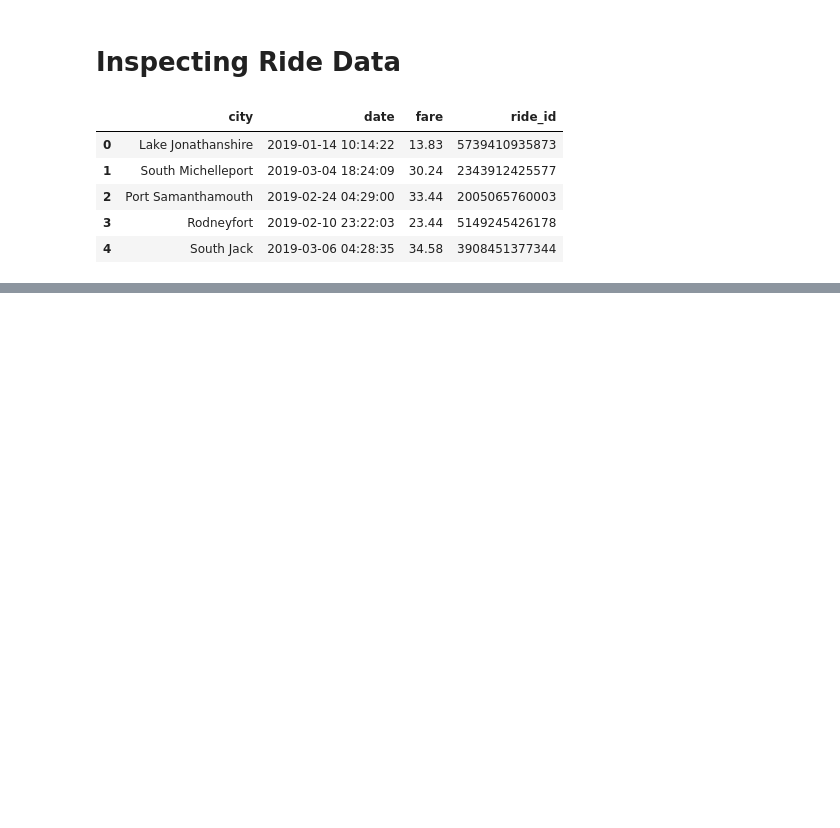
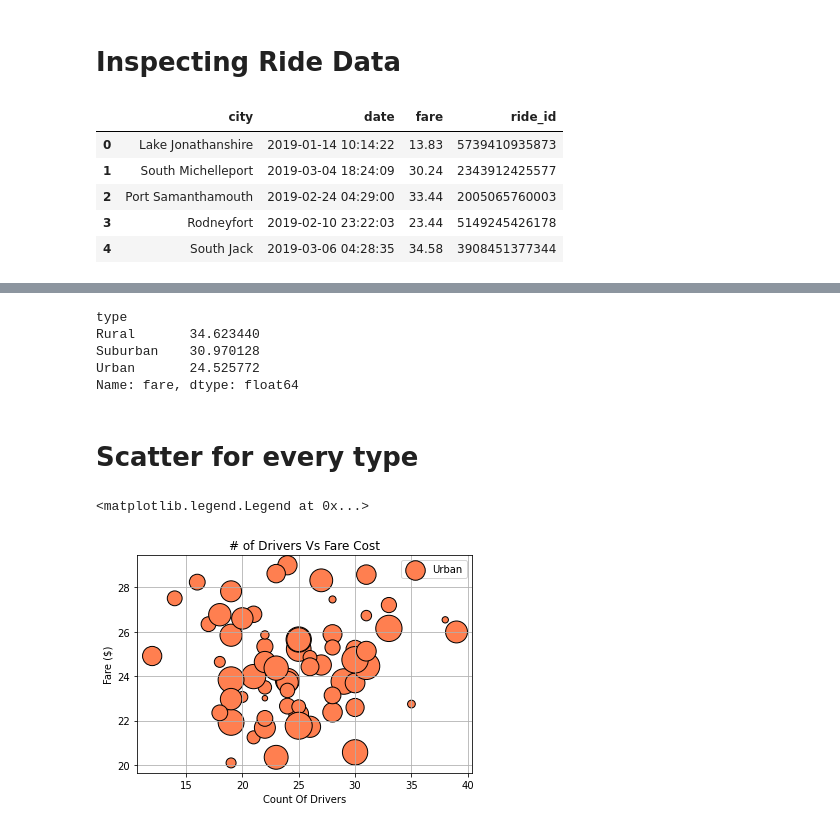
Before and after one commit to lopez-Luis89/PyBer_Analysis, a Jupyter notebook: Pyber1.ipynb, the cells around one changed output, grey strips where cells are left out. Saved outputs shown, nothing was run; the diff lists cells and outputs as text; code cells hidden in the pictures; blank space fills up the shorter version.

Commit message:
Adding Figure and updating notebook

```diff
--- a/Pyber1.ipynb
+++ b/Pyber1.ipynb
@@ -55,0 +74,40 @@ city_ride_data_df = pd.merge(ride_data, city_data, ho
+# %%
+yaxis = city_ride_data_df.groupby(['type']).mean()['fare']
+# %% [output]
+type
+Rural       34.623440
+Suburban    30.970128
+Urban       24.525772
+Name: fare, dtype: float64
+# %%
+# Filtering Types to Create Bubble Chart
+urban_cities =city_ride_data_df[city_ride_data_df['type'] == 'Urban']
+suburban_cities = city_ride_data_df[city_ride_data_df['type']=='Suburban']
+rural_cities = city_ride_data_df[city_ride_data_df['type'] == 'Rural']
+# %%
+#Getting Cout of all rides of each city in the type
+urban_city_count = urban_cities.groupby('city').count()['ride_id']
+suburban_city_count = suburban_cities.groupby('city').count()['ride_id']
+rural_city_count = rural_cities.groupby('city').count()['ride_id']
+# %%
+#Getting Average Fare per location
+urban_city_mean = urban_cities.groupby('city').mean()['fare']
+suburban_city_mean = suburban_cities.groupby('city').mean()['fare']
+rural_city_mean = rural_cities.groupby('city').mean()['fare']
+# %%
+#Average Driver
+driver_mean_urban = urban_cities.groupby('city').mean()['driver_count']
+driver_mean_rural = rural_cities.groupby('city').mean()['driver_count']
+driver_mean_suburban = suburban_cities.groupby('city').mean()['driver_count']
+# %% [markdown]
+# Scatter for every type
+# %%
+plt.scatter(urban_city_count, urban_city_mean, s= 10 *driver_mean_urban, label = "Urban", c ='coral', edgecolor = 'black')
+plt.xlabel('Count Of Drivers')
+plt.ylabel('Fare ($)')
+plt.title('# of Drivers Vs Fare Cost')
+plt.grid(True)
+plt.legend()
+# %% [output]
+<matplotlib.legend.Legend at 0x...>
+[figure, added]
```
Also changed, not shown: parts of 5 cells of this notebook, 1 other file.
